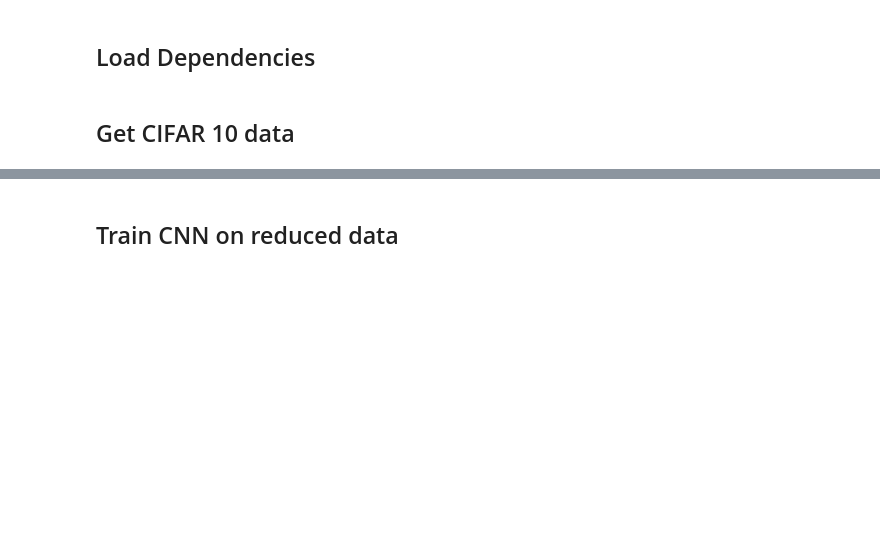
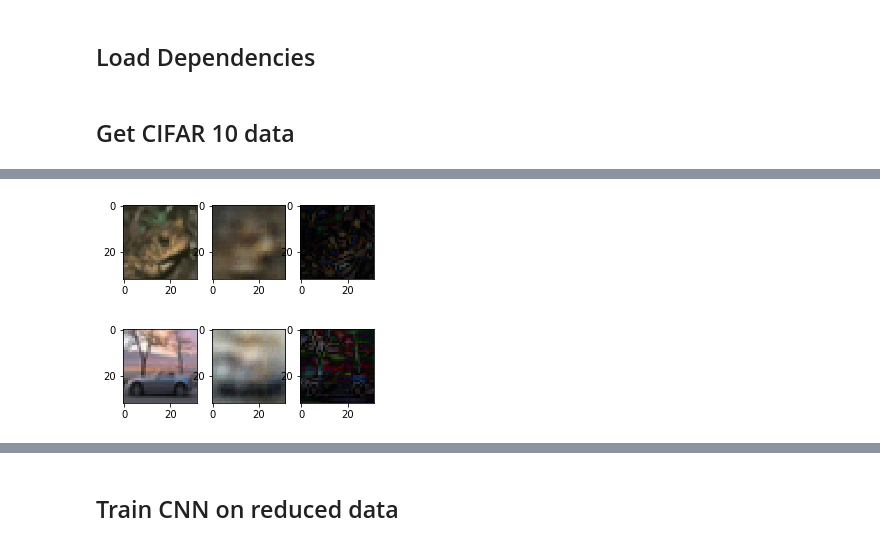
Before and after one commit to pbr142/handson-ml2, a Jupyter notebook: exercises/exercises_ch17.ipynb, the cells around one changed output, grey strips where cells are left out. Cells and saved outputs as stored; diff of their text form; code cells hidden in the pictures; blank space fills up the shorter version.

```diff
--- a/exercises/exercises_ch17.ipynb
+++ b/exercises/exercises_ch17.ipynb
@@ -27,0 +119,8 @@ idx = np.random.choice(len(X_train), size=n, replace=False)
+# %%
+plot_results()
+# %% [output]
+[figure, added]
+# %%
+plot_results()
+# %% [output]
+[figure, added]
```
Also changed, not shown: parts of 53 cells of this notebook, 4 other files.
